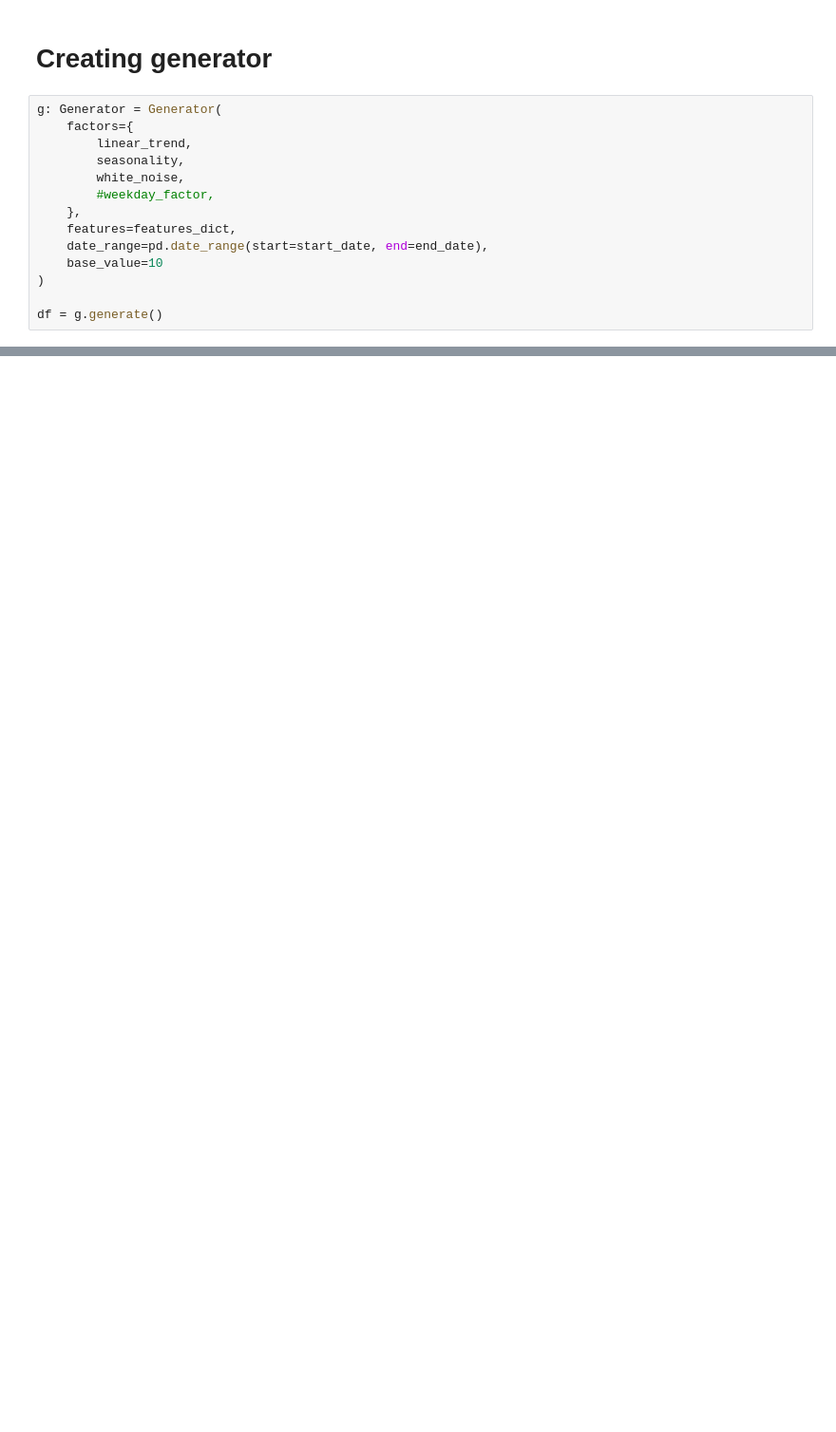
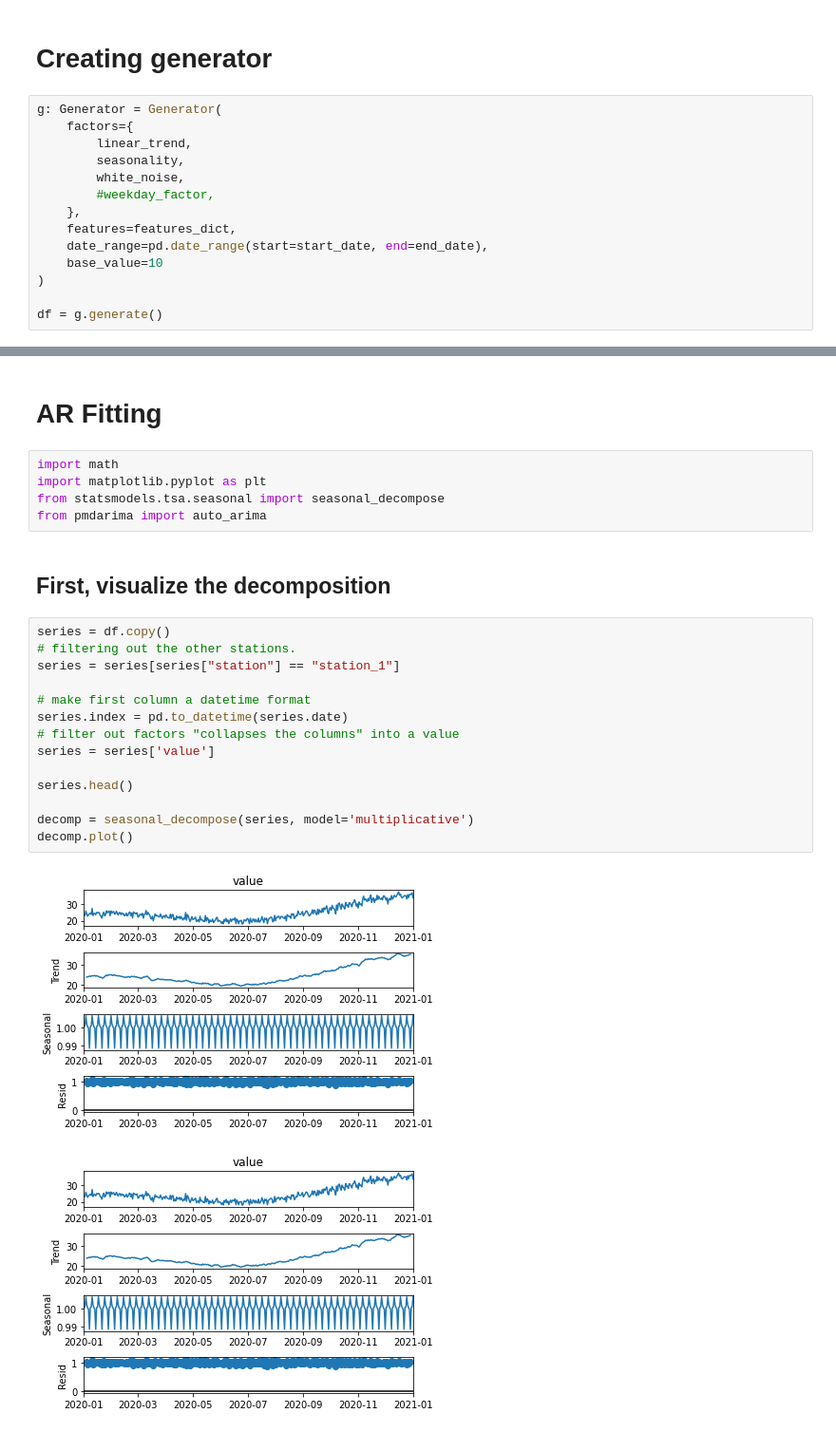
Before and after one commit to ThachAndrew/SyntheticTimeSeries, a Jupyter notebook: Synthetic Generator.ipynb, the cells around one changed output, grey strips where cells are left out. Shown: that part at 95% size. Drawn from its saved outputs; the diff is of its cells as text; blank space fills up the shorter version.

```diff
--- a/Synthetic Generator.ipynb
+++ b/Synthetic Generator.ipynb
@@ -92,0 +93,26 @@ df.head()
+# %% [markdown]
+# AR Fitting
+# %%
+import math
+import matplotlib.pyplot as plt
+from statsmodels.tsa.seasonal import seasonal_decompose
+from pmdarima import auto_arima
+# %% [markdown]
+## First, visualize the decomposition
+# %%
+series = df.copy()
+# filtering out the other stations.
+series = series[series["station"] == "station_1"]
+
+# make first column a datetime format
+series.index = pd.to_datetime(series.date)
+# filter out factors "collapses the columns" into a value
+series = series['value']
+
+series.head()
+
+decomp = seasonal_decompose(series, model='multiplicative')
+decomp.plot()
+# %% [output]
+[figure, added]
+[figure, added]
```
Also changed, not shown: parts of 6 cells of this notebook, 1 other file.
